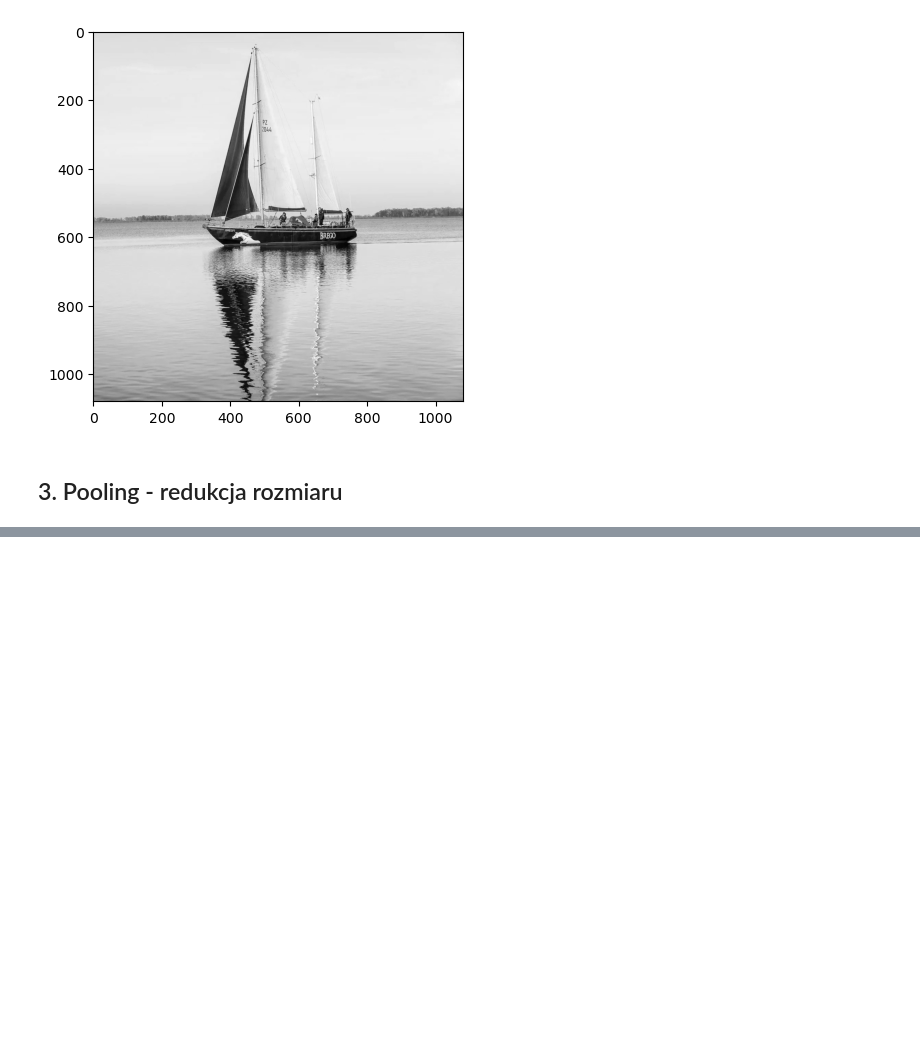
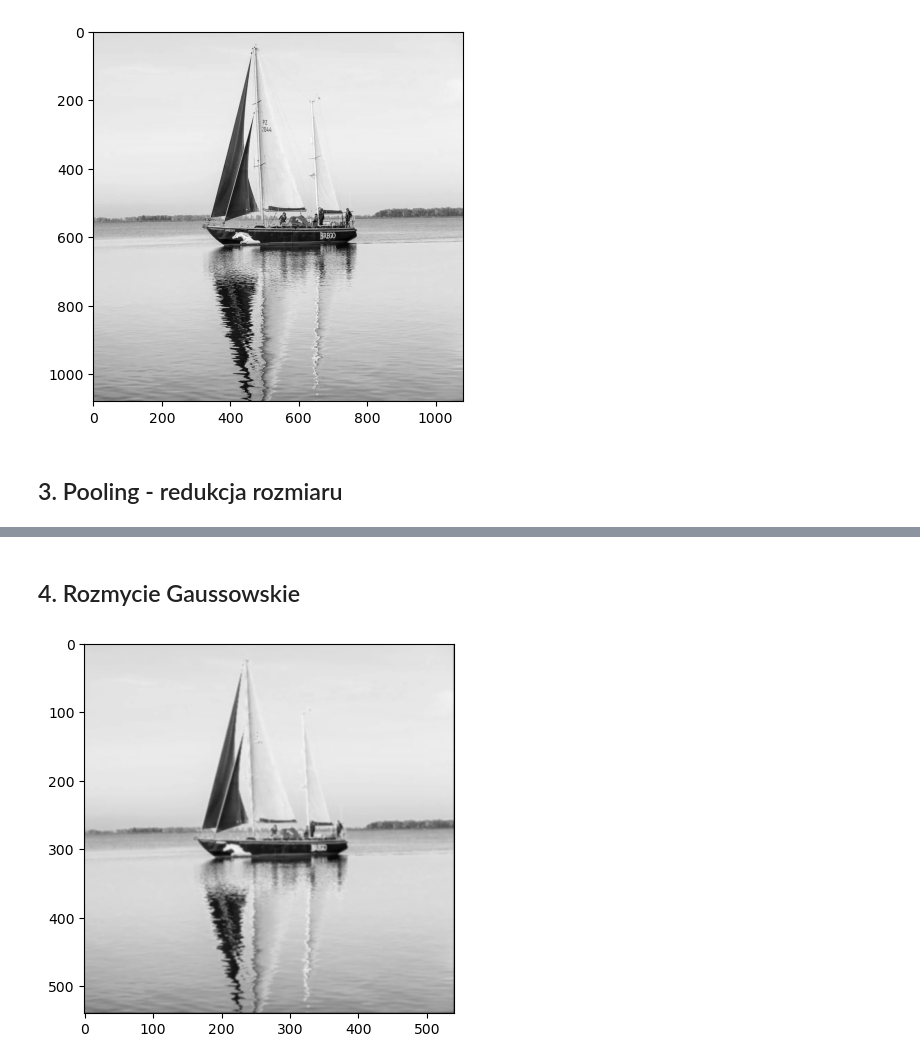
Before and after one commit to tranquilo-01/MRO, a Jupyter notebook: lab01/kod/lab01.ipynb, the cells around one changed output, grey strips where cells are left out. Saved outputs shown, nothing was run; the diff lists cells and outputs as text; code cells hidden in the pictures; blank space fills up the shorter version.

```diff
--- a/lab01/kod/lab01.ipynb
+++ b/lab01/kod/lab01.ipynb
@@ -50,0 +50,22 @@ plt.show()
+# %% [markdown]
+## 4. Rozmycie Gaussowskie
+# %%
+import numpy as np
+
+def gaussian_kernel(size, sigma=1):
+    size = int(size) // 2
+    x, y = np.mgrid[-size:size+1, -size:size+1]
+    normal = 1 / (2.0 * np.pi * sigma**2)
+    g = np.exp(-((x**2 + y**2) / (2.0*sigma**2))) * normal
+    return g
+
+gaussian_kernel_tensor = torch.tensor(gaussian_kernel(5), dtype=torch.float32)
+
+image_small_gs = image_small_gs.squeeze(0)
+
+image_blurred = F.conv2d(image_small_gs.unsqueeze(0).unsqueeze(0), gaussian_kernel_tensor.unsqueeze(0).unsqueeze(0), stride=1, padding=2).squeeze().squeeze()
+
+plt.imshow(image_blurred, cmap="gray", vmin=0, vmax=1)
+plt.show()
+# %% [output]
+[figure, added]
```
Also changed, not shown: parts of 13 cells of this notebook, 2 other files.
